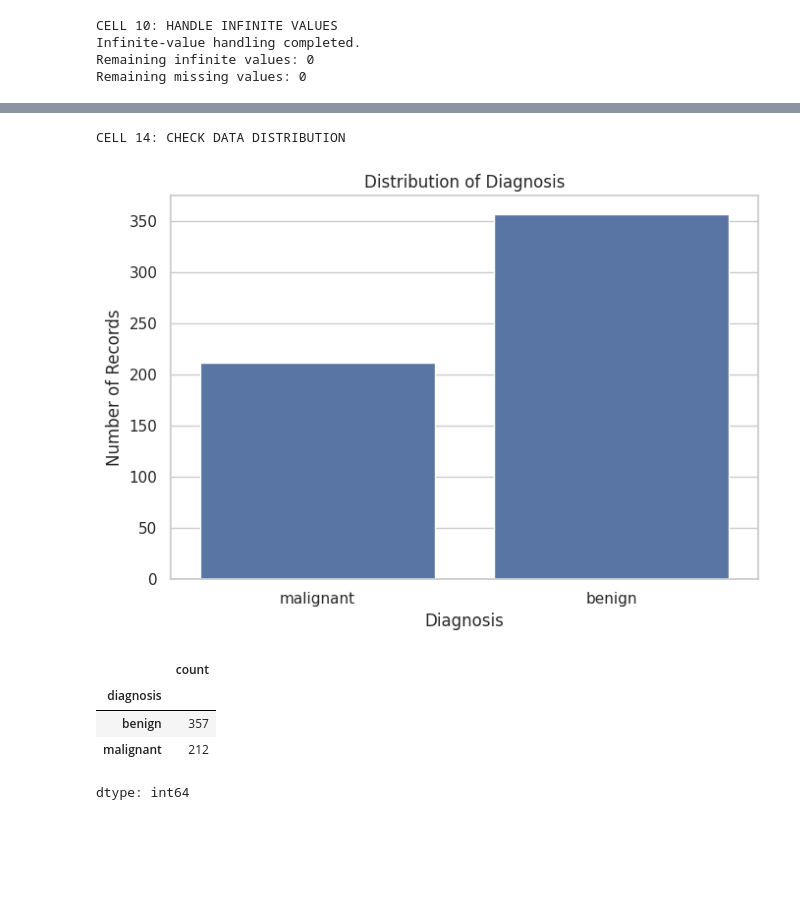
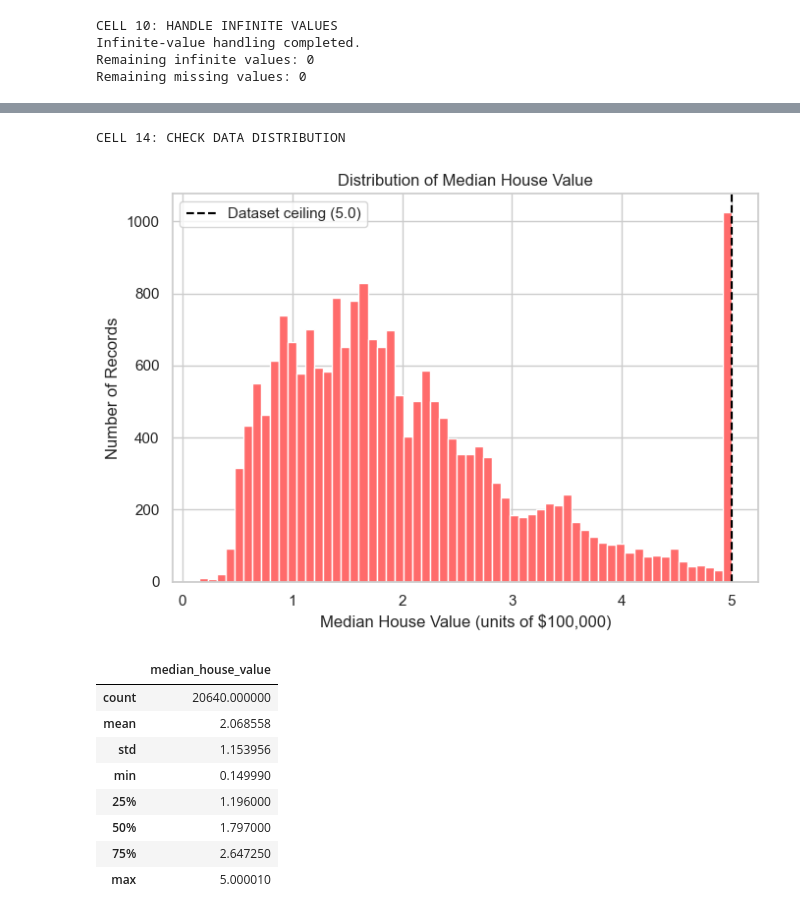
Before and after one commit to nadhikari48742/MSCS_634_ProjectDeliverable_1, a Jupyter notebook: Deliverable_1_Data_Collection_Cleaning_Exploration.ipynb, the cells around one changed output, grey strips where cells are left out. Saved outputs shown, nothing was run; the diff lists cells and outputs as text; code cells hidden in the pictures; blank space fills up the shorter version.

Commit message:
update dataset

```diff
--- a/Deliverable_1_Data_Collection_Cleaning_Exploration.ipynb
+++ b/Deliverable_1_Data_Collection_Cleaning_Exploration.ipynb
@@ -15,13 +15,12 @@ pd.set_option("display.width", 120)
 CELL 1: IMPORT LIBRARIES
 # %%
 print("CELL 2: LOAD THE DATASET")
-cancer_data = load_breast_cancer()
+housing = fetch_california_housing(as_frame=True)
 
-df = pd.DataFrame(cancer_data.data, columns=cancer_data.feature_names)
-df["diagnosis"] = pd.Series(cancer_data.target).map({0: "malignant", 1: "benign"})
+df = housing.frame.rename(columns={"MedHouseVal": "median_house_value"}).copy()
 
 print("Dataset loaded successfully.")
-print("Dataset name: Breast Cancer Wisconsin Diagnostic Dataset")
+print("Dataset name: California Housing")
 display(df.head())
 # %% [output]
 CELL 2: LOAD THE DATASET
@@ -148,11 +133,6 @@ for column in numeric_columns:
     if df_clean[column].isnull().any():
         df_clean[column] = df_clean[column].fillna(df_clean[column].median())
 
-if df_clean["diagnosis"].isnull().any():
-    df_clean["diagnosis"] = df_clean["diagnosis"].fillna(
-        df_clean["diagnosis"].mode()[0]
-    )
-
 print("Missing-value handling completed.")
 print("Remaining missing values:", int(df_clean.isnull().sum().sum()))
 # %% [output]
@@ -349,22 +295,28 @@ Outliers are flagged for review. Extreme values are not automatically removed be
 # %%
 print("CELL 14: CHECK DATA DISTRIBUTION")
 plt.figure(figsize=(7, 5))
-sns.countplot(data=df_clean, x="diagnosis")
-plt.title("Distribution of Diagnosis")
-plt.xlabel("Diagnosis")
+plt.hist(df_clean["median_house_value"], bins=60, color="#FF6B6B", edgecolor="white")
+plt.axvline(5.0, color="black", linestyle="--", linewidth=1.5, label="Dataset ceiling (5.0)")
+plt.title("Distribution of Median House Value")
+plt.xlabel("Median House Value (units of $100,000)")
 plt.ylabel("Number of Records")
+plt.legend()
 plt.tight_layout()
 plt.show()
 
-display(df_clean["diagnosis"].value_counts())
+display(df_clean["median_house_value"].describe().to_frame("median_house_value"))
 # %% [output]
 CELL 14: CHECK DATA DISTRIBUTION
-[figure, old version]
+[figure, new version]
-|  | count |
-| diagnosis |  |
-| benign | 357 |
-| malignant | 212 |
+|  | median_house_value |
+| count | 20640.000000 |
+| mean | 2.068558 |
+| std | 1.153956 |
+| min | 0.149990 |
+| 25% | 1.196000 |
+| 50% | 1.797000 |
+| 75% | 2.647250 |
+| max | 5.000010 |
-dtype: int64
 # %%
 print("CELL 15: HISTOGRAMS OF SELECTED ATTRIBUTES")
 df_clean[selected_features].hist(figsize=(12, 9), bins=20, edgecolor="black")
```
Also changed, not shown: parts of 19 cells of this notebook, 3 other files.
